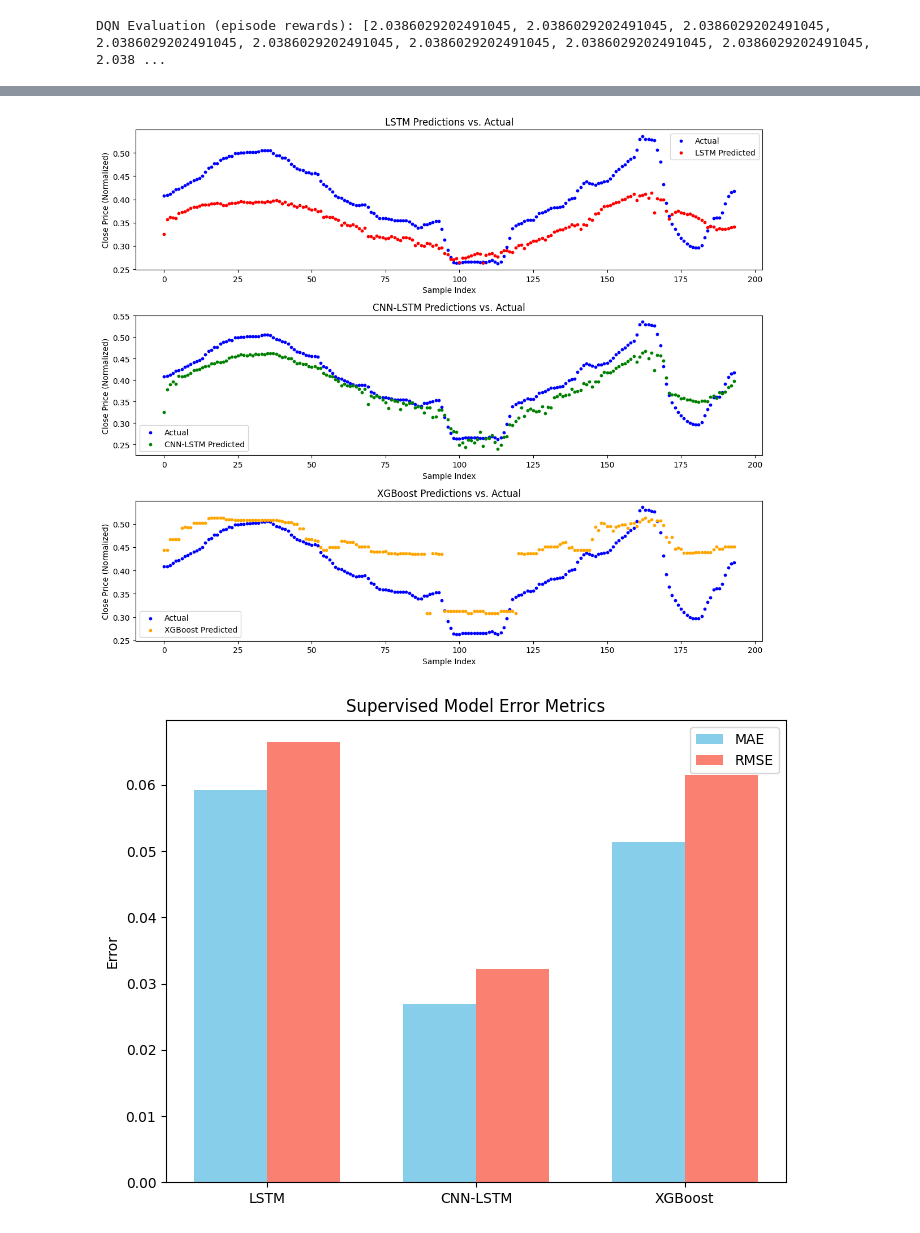
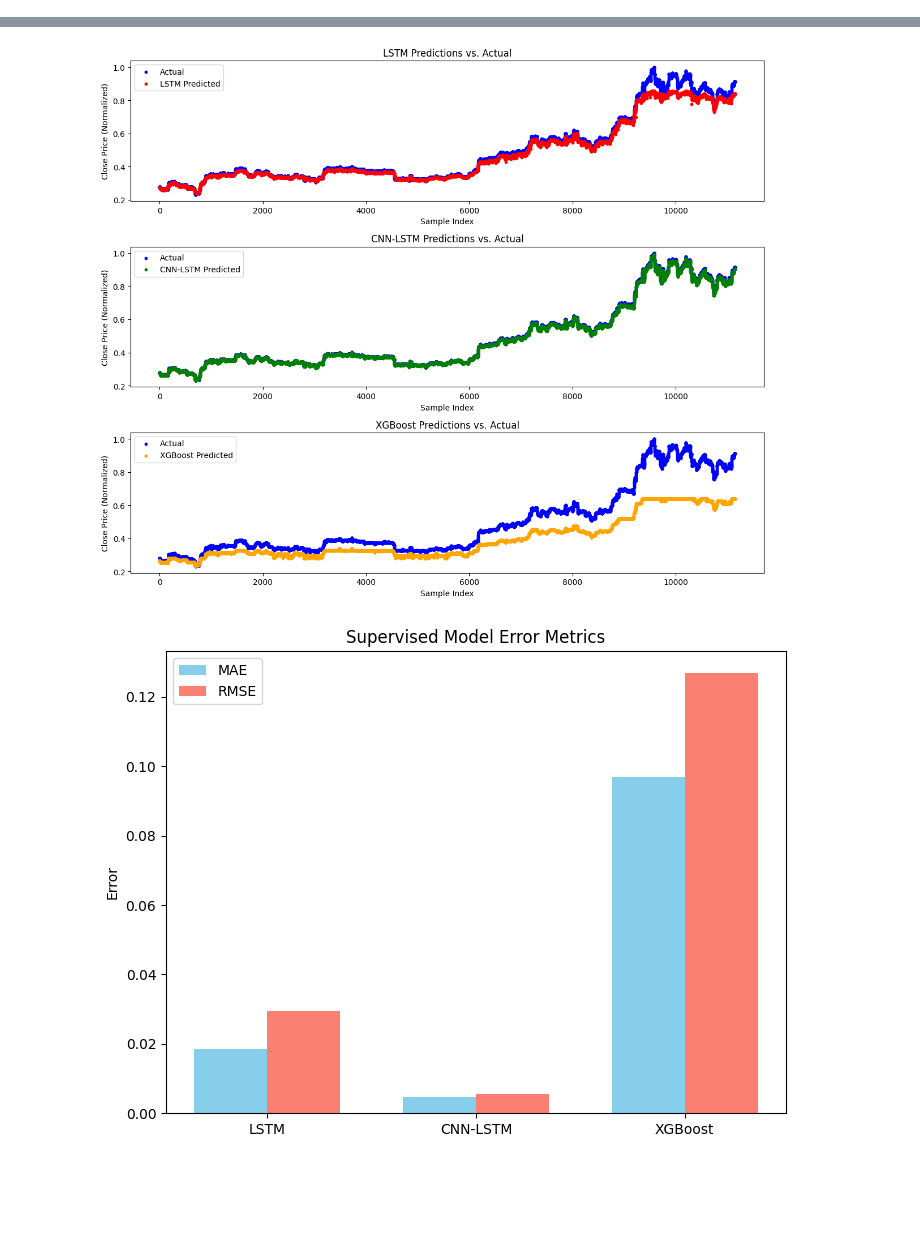
Before and after one commit to asicoltd/AdaptTron-AI-Powered-Dynamic-Trading-System, a Jupyter notebook: latest.ipynb, the cells around one changed output, grey strips where cells are left out. Saved outputs shown, nothing was run; the diff lists cells and outputs as text; code cells hidden in the pictures; blank space fills up the shorter version.

Commit message:
new file:   BTC1H.csv 	new file:   dataDownloader.ipynb 	modified:   latest.ipynb

```diff
--- a/latest.ipynb
+++ b/latest.ipynb
@@ -50,8 +54,11 @@ def get_window_size(time_interval, target_period_minutes=60):
 def load_and_preprocess(df, target_period_minutes=60):
 
     # Calculate time differences between consecutive timestamps (in minutes)
-    df['timestamp'] = pd.to_datetime(df['timestamp'])
-    df['time_diff'] = df['timestamp'].diff().dt.total_seconds() / 60  # Time difference in minutes
+    if pd.api.types.is_datetime64_any_dtype(df['timestamp']):
+        df['time_diff'] = df['timestamp'].diff().dt.total_seconds() / 60  # Time difference in minutes
+    else:
+        df['timestamp'] = pd.to_datetime(df['timestamp'])
+        df['time_diff'] = df['timestamp'].diff().dt.total_seconds() / 60  # Time difference in minutes
 
     # Assuming equal time intervals, get the first time interval value
     time_interval = df['time_diff'].iloc[1]  # Get time interval (e.g., 1 min, 5 min, etc.)
@@ -225,16 +223,9 @@ def train_ppo(data_raw, window_size, total_timesteps=10000):
-# %%
-from stable_baselines3 import PPO
-
-def train_ppo(X_train, y_train, window_size=30):
-    env = DummyVecEnv([lambda: TradingEnv(X_train, window_size)])
-    model = PPO('MlpPolicy', env, verbose=1)
-    model.learn(total_timesteps=10000)
-    return model
 # %%
 # Train and evaluate the models (LSTM, CNN-LSTM, XGBoost, DQN, PPO) for one dataset
 
 # Example of usage
-timeSeries = load_data('1h')  # Path to your data (adjust for different timeframes)
+# timeSeries = load_data('1h')  # Path to your data (adjust for different timeframes)
+timeSeries = load_data2('BTC1H.csv')
 X_train, X_test, y_train, y_test, df_processed,window_size  = load_and_preprocess(timeSeries)
 # LSTM
 lstm_model = train_lstm(X_train, y_train, X_test, y_test)
@@ -251,5 +242,5 @@ data_raw = df_processed[features].values  # 2D array: (n_samples, num_features)
 
 # Now call the RL training functions using the correct parameters:
 dqn_model = train_dqn(data_raw, window_size, total_timesteps=10000)
-ppo_model = train_ppo(data_raw, window_size)
+ppo_model = train_ppo(data_raw, window_size, total_timesteps=10000)
 # %% [output]
@@ -353,4 +359,17 @@ print("CNN-LSTM Evaluation:", cnn_lstm_eval)
 # XGBoost Model
 xgboost_eval = evaluate_model(xgboost_model, X_test.reshape(X_test.shape[0], 12), y_test)
 print("XGBoost Evaluation:", xgboost_eval)
+
+# Create an evaluation environment with window_size = 1 to match the model's expected observation shape.
+# Ensure that your raw data, data_raw, has 13 features.
+
+from stable_baselines3.common.vec_env import DummyVecEnv
+eval_env = DummyVecEnv([lambda: TradingEnv(data_raw, window_size=1)])
+
+# Evaluate the RL models
+dqn_rewards = evaluate_rl_model(dqn_model, eval_env, num_episodes=10)
+ppo_rewards = evaluate_rl_model(ppo_model, eval_env, num_episodes=10)
+
+print("DQN Evaluation (episode rewards):", dqn_rewards)
+print("PPO Evaluation (episode rewards):", ppo_rewards)
 # %% [output]
@@ -374,37 +383,3 @@ Fixed X_test shape: (194, 1, 13)
-# %%
-def evaluate_rl_model(model, env, num_episodes=10):
-    """
-    Evaluate an RL model over a number of episodes.
-    Returns a list of cumulative rewards (one per episode).
-    """
-    total_rewards = []
-    for episode in range(num_episodes):
-        obs = env.reset()  # Expected shape: (n_env, observation_shape) e.g. (1, 1, 13)
-        done = False
-        episode_reward = 0.0
-        while not done:
-            # Predict an action given the current observation.
-            action, _ = model.predict(obs, deterministic=True)
-            obs, reward, done, info = env.step(action)
-            # In DummyVecEnv, reward is returned as an array (one per env)
-            episode_reward += reward[0]
-        total_rewards.append(episode_reward)
-    return total_rewards
-
-# Create an evaluation environment with window_size = 1 to match the model's expected observation shape.
-# Ensure that your raw data, data_raw, has 13 features.
-
-from stable_baselines3.common.vec_env import DummyVecEnv
-eval_env = DummyVecEnv([lambda: TradingEnv(data_raw, window_size=1)])
-
-# Evaluate the RL models
-dqn_rewards = evaluate_rl_model(dqn_model, eval_env, num_episodes=10)
-# ppo_rewards = evaluate_rl_model(ppo_model, eval_env, num_episodes=10)
-
-print("DQN Evaluation (episode rewards):", dqn_rewards)
-# print("PPO Evaluation (episode rewards):", ppo_rewards)
-# %% [output]
-DQN Evaluation (episode rewards): [2.0386029202491045, 2.0386029202491045, 2.0386029202491045, 2.0386029202491045, 2.0386029202491045, 2.0386029202491045, 2.0386029202491045, 2.0386029202491045, 2.038 ...
 # %%
 import numpy as np
 import matplotlib.pyplot as plt
@@ -497,7 +472,7 @@ episodes = np.arange(1, len(dqn_rewards) + 1)
 
 plt.figure(figsize=(8, 6))
 plt.plot(episodes, dqn_rewards, marker='o', label='DQN Cumulative Reward', color='purple')
-# plt.plot(episodes, ppo_rewards, marker='s', label='PPO Cumulative Reward', color='brown')
+plt.plot(episodes, ppo_rewards, marker='s', label='PPO Cumulative Reward', color='brown')
 plt.title('RL Model Episode Rewards')
 plt.xlabel('Episode')
 plt.ylabel('Cumulative Reward')
@@ -509,2 +484,2 @@ plt.show()
-[figure, old version]
+[figure, new version]
-[figure, old version]
+[figure, new version]
```
Also changed, not shown: parts of 10 cells of this notebook, 2 other files.
